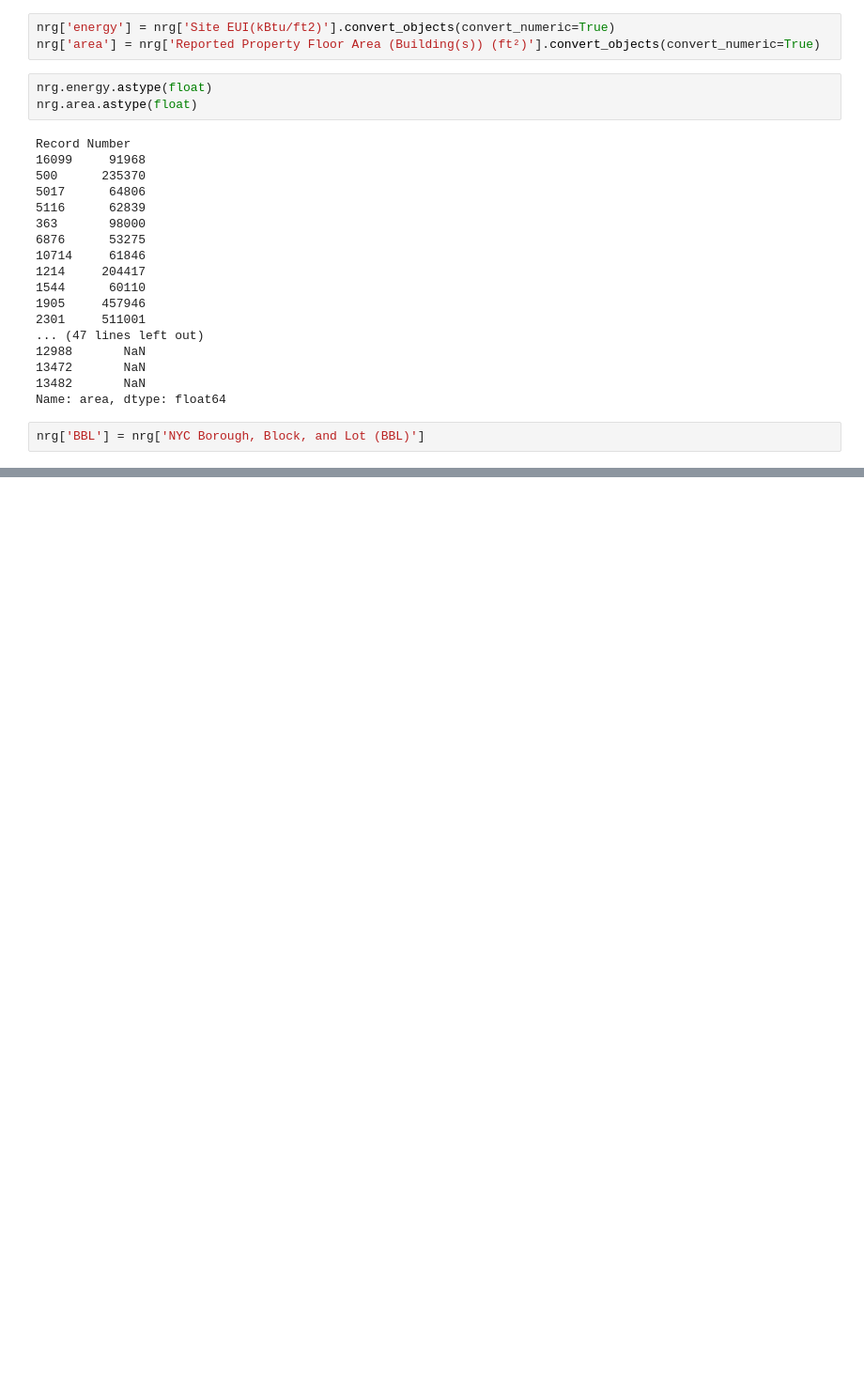
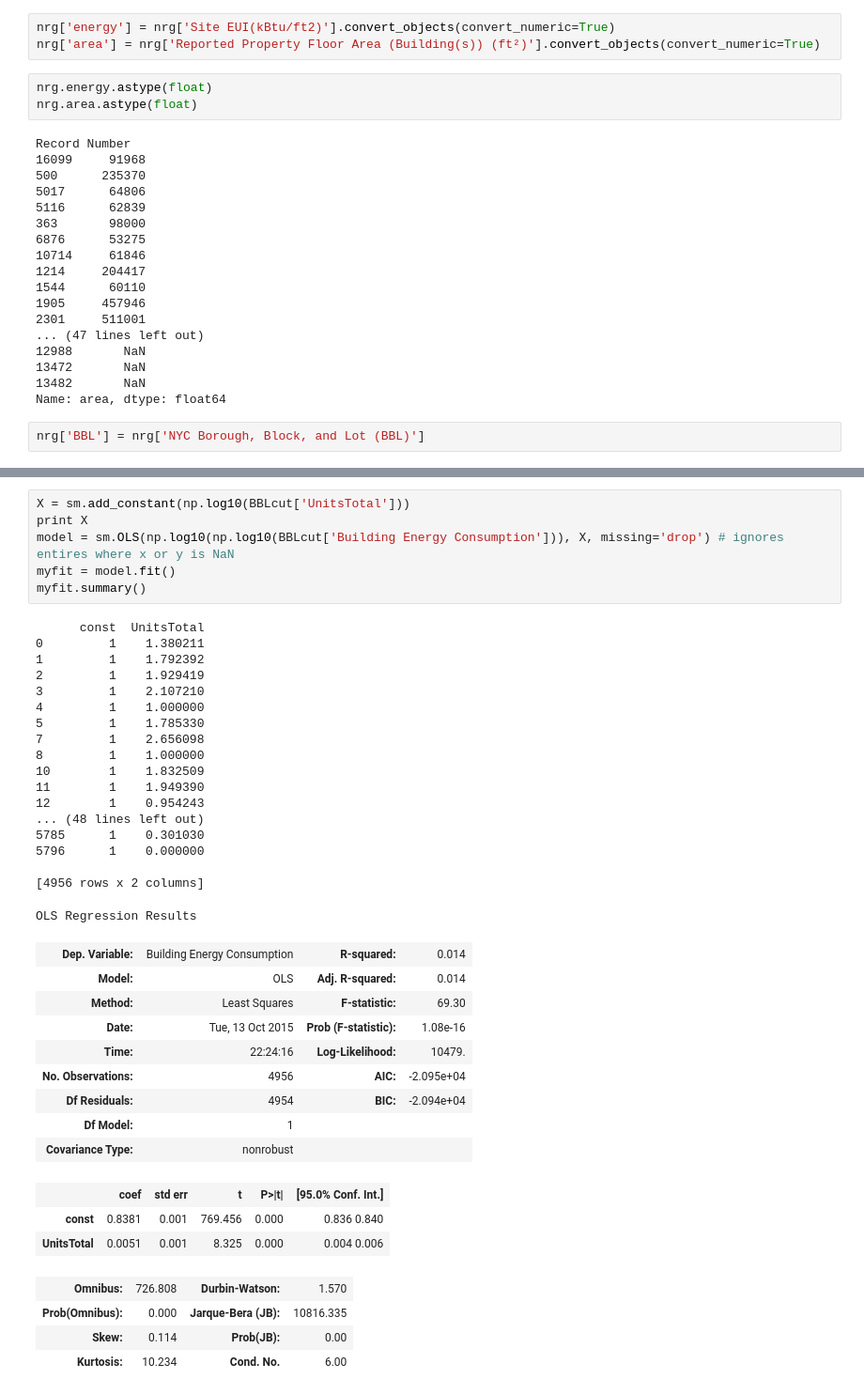
Before and after one commit to Elixeus/PUI2015_xwang, a Jupyter notebook: HW5/assignment5_1XiaWang.ipynb, the cells around one changed output, grey strips where cells are left out. Shown at 94% size. Drawn from its saved outputs; the diff is of its cells as text; blank space fills up the shorter version.

```diff
--- a/HW5/assignment5_1XiaWang.ipynb
+++ b/HW5/assignment5_1XiaWang.ipynb
@@ -119,0 +140,41 @@ BBLmerge = pd.merge(nrg, bsize, on='BBL')
+# %%
+X = sm.add_constant(np.log10(BBLcut['UnitsTotal']))
+print X
+model = sm.OLS(np.log10(np.log10(BBLcut['Building Energy Consumption'])), X, missing='drop') # ignores entires where x or y is NaN
+myfit = model.fit()
+myfit.summary()
+# %% [output]
+      const  UnitsTotal
+0         1    1.380211
+1         1    1.792392
+2         1    1.929419
+3         1    2.107210
+4         1    1.000000
+5         1    1.785330
+7         1    2.656098
+8         1    1.000000
+10        1    1.832509
+11        1    1.949390
+12        1    0.954243
+... (48 lines left out)
+5785      1    0.301030
+5796      1    0.000000
+
+[4956 rows x 2 columns]
+OLS Regression Results
+| Dep. Variable: | Building Energy Consumption | R-squared: | 0.014 |
+| Model: | OLS | Adj. R-squared: | 0.014 |
+| Method: | Least Squares | F-statistic: | 69.30 |
+| Date: | Tue, 13 Oct 2015 | Prob (F-statistic): | 1.08e-16 |
+| Time: | 22:24:16 | Log-Likelihood: | 10479. |
+| No. Observations: | 4956 | AIC: | -2.095e+04 |
+| Df Residuals: | 4954 | BIC: | -2.094e+04 |
+| Df Model: | 1 |  |  |
+| Covariance Type: | nonrobust |  |  |
+|  | coef | std err | t | P>|t| | [95.0% Conf. Int.] |
+| const | 0.8381 | 0.001 | 769.456 | 0.000 | 0.836 0.840 |
+| UnitsTotal | 0.0051 | 0.001 | 8.325 | 0.000 | 0.004 0.006 |
+| Omnibus: | 726.808 | Durbin-Watson: | 1.570 |
+| Prob(Omnibus): | 0.000 | Jarque-Bera (JB): | 10816.335 |
+| Skew: | 0.114 | Prob(JB): | 0.00 |
+| Kurtosis: | 10.234 | Cond. No. | 6.00 |
```
Also changed, not shown: parts of 5 cells of this notebook.
